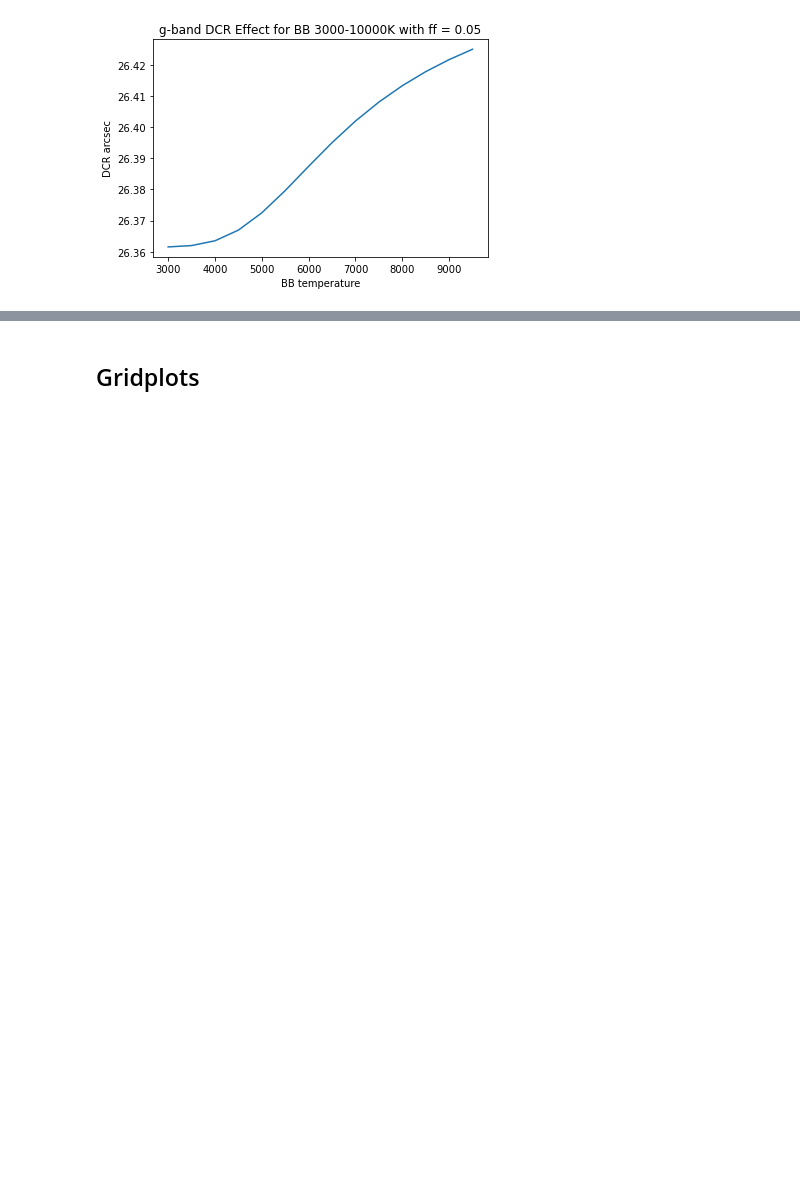
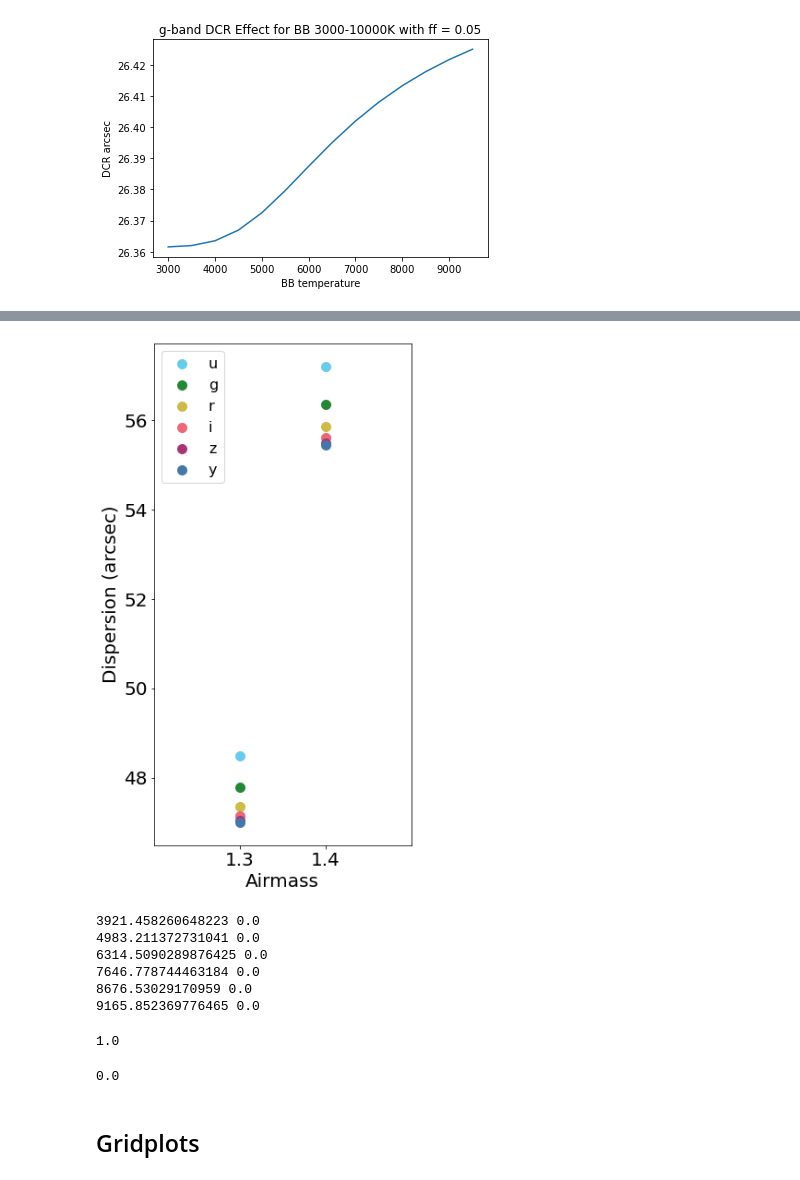
Before and after one commit to RileyWClarke/RAFTS, a Jupyter notebook: FLARUBINmodel.ipynb, the cells around one changed output, grey strips where cells are left out. Drawn from its saved outputs; the diff is of its cells as text; code cells hidden in the pictures; blank space fills up the shorter version.

```diff
--- a/FLARUBINmodel.ipynb
+++ b/FLARUBINmodel.ipynb
@@ -181,3 +183,51 @@ plt.savefig('Figures/deltashifttemp_g.png', dpi=300, bbox_inches='tight')
+# %%
+fig = plt.figure(figsize=(5,10))
+
+filtercolors = {
+            "u": "#66CCEE",
+            "g": "#228833",
+            "r": "#CCBB44",
+            "i": "#EE6677",
+            "z": "#AA3377",
+            "y": "#4477AA",
+            " ": None}
+
+for b in filters:
+    w_eff = np.array(lamb_eff_md(band=b, temp=10000, ff=globals.FF, mdonly=True))
+    plt.scatter(1.3, dcr_offset(w_eff, airmass = 1.3), s=100, color=filtercolors[b])
+
+for b in filters:
+    w_eff = np.array(lamb_eff_md(band=b, temp=10000, ff=globals.FF, mdonly=True))
+    plt.scatter(1.4, dcr_offset(w_eff, airmass = 1.4), s=100, color=filtercolors[b], label=b)
+
+plt.xlim(1.2,1.5)
+plt.xticks([1.3,1.4])
+plt.tick_params(labelsize=20)
+plt.xlabel('Airmass', fontsize=20)
+plt.ylabel('Dispersion (arcsec)', fontsize=20)
+plt.legend(fontsize=16, loc='upper left')
+plt.savefig('Figures/better_dcrfig.png', dpi=300, bbox_inches='tight')
+# %% [output]
+[figure, added]
+# %%
+for b in filters:
+    w_eff = np.array(lamb_eff_md(band=b, temp=10000, ff=globals.FF, mdonly=True))
+    print(w_eff, dcr_offset(w_eff, airmass = 1.0))
+# %% [output]
+3921.458260648223 0.0
+4983.211372731041 0.0
+6314.5090289876425 0.0
+7646.778744463184 0.0
+8676.53029170959 0.0
+9165.852369776465 0.0
+# %%
+1 / np.cos(0)
+# %% [output]
+1.0
+# %%
+np.tan(0)
+# %% [output]
+0.0
 # %% [markdown]
 ## Gridplots
 # %%
```
Also changed, not shown: parts of 3 cells of this notebook, 26 other files.
